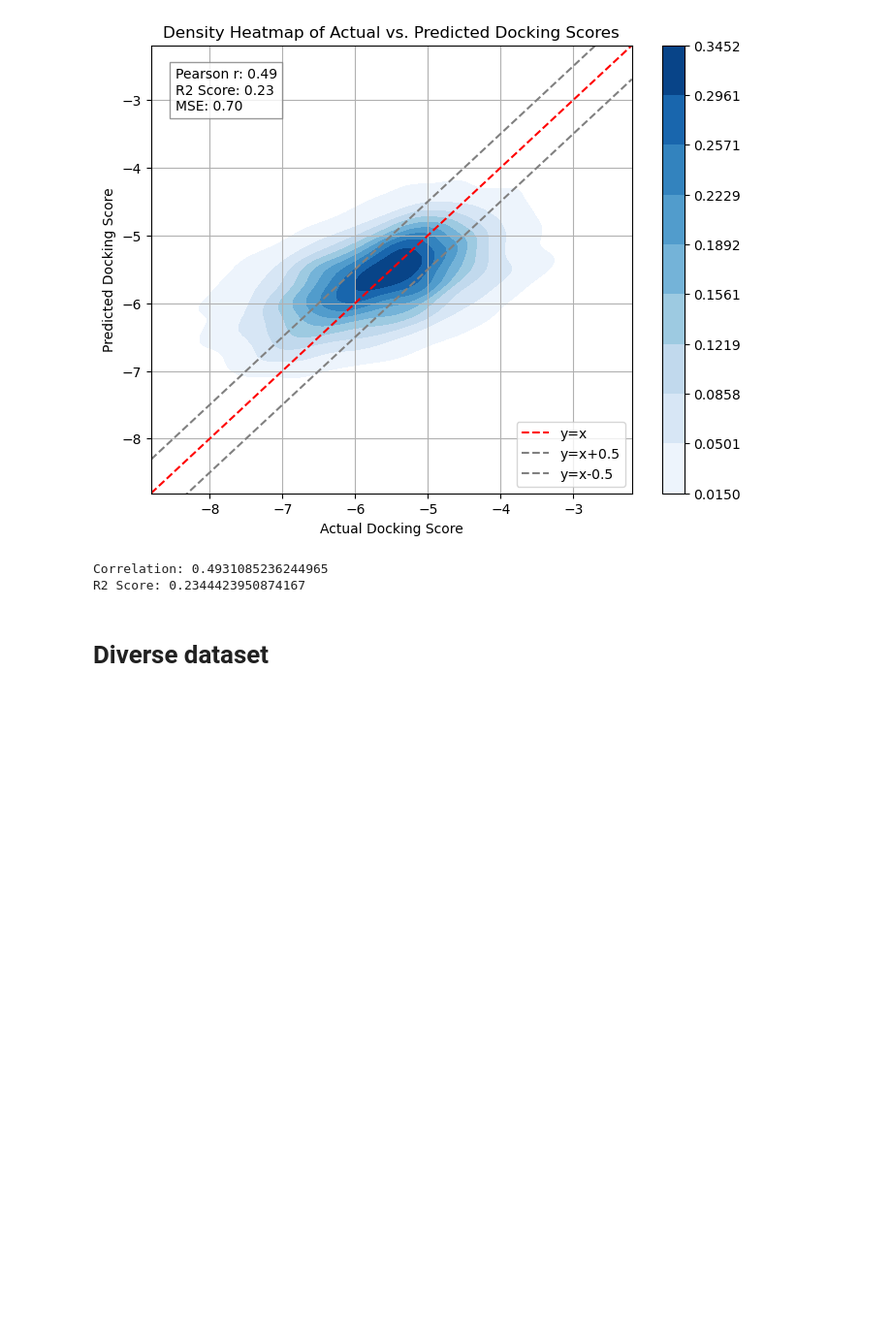
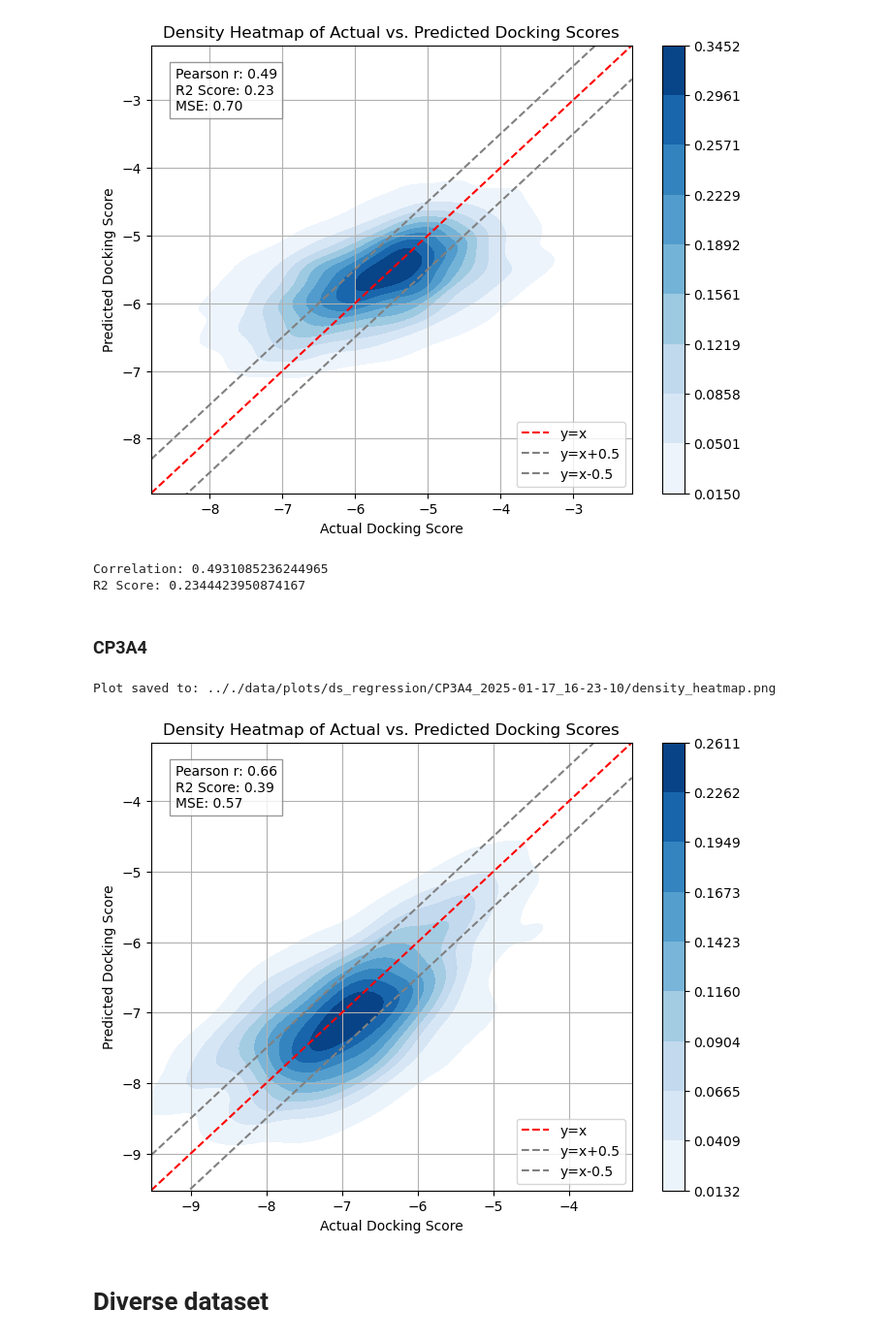
Before and after one commit to inu-wanwan/AttentionConditionedVAE, a Jupyter notebook: notebook/analyze_result.ipynb, the cells around one changed output. Shown at 97% size. Drawn from its saved outputs; the diff is of its cells as text; code cells hidden in the pictures; blank space fills up the shorter version.

```diff
--- a/notebook/analyze_result.ipynb
+++ b/notebook/analyze_result.ipynb
@@ -131,7 +131,7 @@ def plot_docking_scores_vs_predictions(df, output_dir, filename="docking_score_p
     # Display the plot
     plt.show()
 # %%
-def plot_docking_score_heatmap(data, actual_col, predicted_col, x_label, y_label, title):
+def plot_docking_score_heatmap(data, actual_col, predicted_col, x_label, y_label, title, save_path=None):
     """
     Plots a density heatmap for actual vs. predicted docking scores with additional reference lines.
 
@@ -190,6 +190,12 @@ def plot_docking_score_heatmap(data, actual_col, predicted_col, x_label, y_label
     # Grid
     plt.grid(True)
 
+    # Save the plot
+    if save_path is not None:
+        os.makedirs(os.path.dirname(save_path), exist_ok=True)
+        plt.savefig(save_path, dpi=600, bbox_inches='tight')
+        print(f"Plot saved to: {save_path}")
+
     # Show the plot
     plt.show()
 # %%
@@ -551,6 +559,27 @@ print(f"R2 Score: {r2}")
 # %% [output]
 Correlation: 0.4931085236244965
 R2 Score: 0.2344423950874167
+# %% [markdown]
+### CP3A4
+# %%
+ds_reg_output_dir = os.path.join(output_dir, 'ds_regression')
+cp3a4_timestamp = '2025-01-17_16-23-10'
+cp3a4_eval_dir = os.path.join(eval_dir, 'ds_regression', f"CP3A4_{cp3a4_timestamp}")
+cp3a4_result_test_path = os.path.join(eval_dir, 'ds_regression', cp3a4_timestamp, 'results_CP3A4.csv')
+cp3a4_result_test_df = pd.read_csv(cp3a4_result_test_path)
+cp3a4_plot_dir = os.path.join(ds_reg_output_dir, f"CP3A4_{cp3a4_timestamp}")
+plot_docking_score_heatmap(
+    cp3a4_result_test_df,
+    actual_col='Actual_Docking_Score',
+    predicted_col='Predicted_Docking_Score',
+    x_label='Actual Docking Score',
+    y_label='Predicted Docking Score',
+    title='Density Heatmap of Actual vs. Predicted Docking Scores',
+    save_path=os.path.join(cp3a4_plot_dir, "density_heatmap.png")
+)
+# %% [output]
+Plot saved to: .././data/plots/ds_regression/CP3A4_2025-01-17_16-23-10/density_heatmap.png
+[figure, added]
 # %% [markdown]
 # Diverse dataset
 # %%
```
Also changed, not shown: parts of 1 cell of this notebook, 7 other files.
